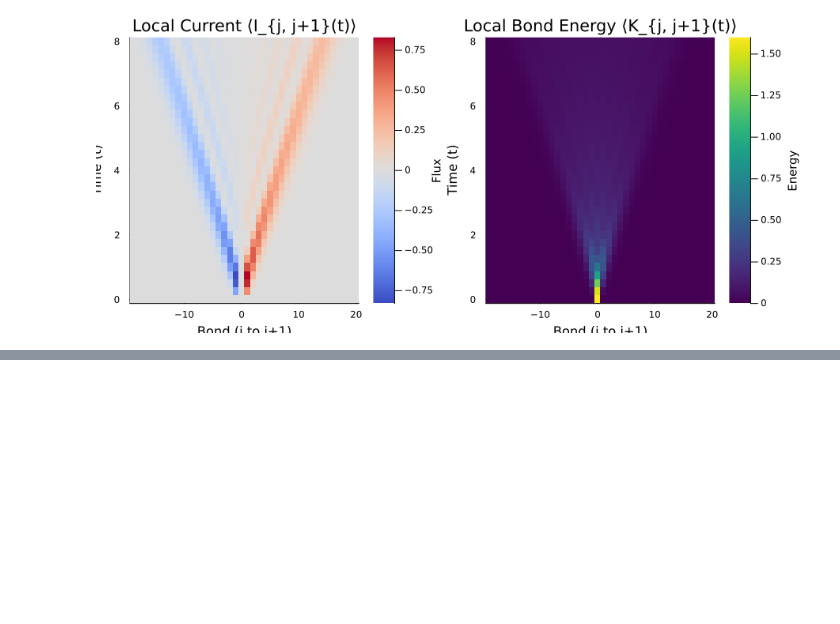
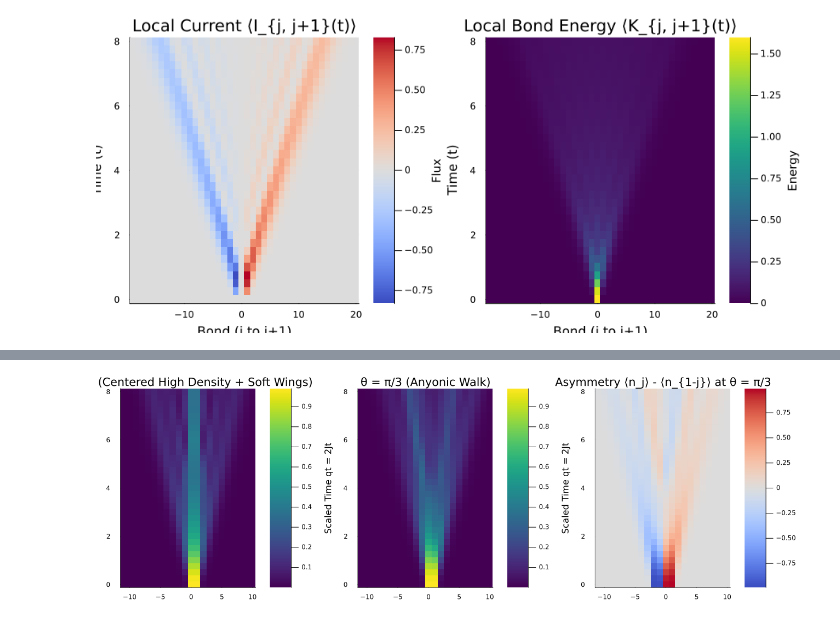
Before and after one commit to RonaldoNA/Projects, a Jupyter notebook: Wave guides as analog/Program/Theorethical 0110 particles.ipynb, the cells around one changed output, grey strips where cells are left out. Cells and saved outputs as stored; diff of their text form; code cells hidden in the pictures; blank space fills up the shorter version.

```diff
--- a/Wave guides as analog/Program/Theorethical 0110 particles.ipynb
+++ b/Wave guides as analog/Program/Theorethical 0110 particles.ipynb
@@ -260,0 +435,26 @@ plot(p1, p2, layout = (1, 2), size = (900, 400))
+# %%
+# --- 4. Generate Heatmaps for θ = π, θ = π/3, and Left-Right Asymmetry ---
+j_vals  = -11:10
+qt_vals = range(0.0, 8.0, length=33) # Scaled time qt = 2Jt
+
+Z_pi  = zeros(length(qt_vals), length(j_vals))
+Z_pi3 = zeros(length(qt_vals), length(j_vals))
+
+for (row, qt) in enumerate(qt_vals)
+    Z_pi[row, :]  = exact_bessel_density(j_vals, qt, pi,     α₀, α₁, α₂)
+    Z_pi3[row, :] = exact_bessel_density(j_vals, qt, π / 2, α₀, α₁, α₂)
+end
+# %%
+# Left-Right Asymmetry Δn_j = ⟨n_j(qt)⟩ - ⟨n_{1-j}(qt)⟩ at θ = π/3
+Z_asym = Z_pi3 .- Z_pi3[:, end:-1:1]
+
+p1 = heatmap(j_vals, qt_vals, Z_pi, xlabel="Site j", ylabel="Scaled Time qt = 2Jt",
+             title="θ = π (Centered High Density + Soft Wings)", color=:viridis)
+p2 = heatmap(j_vals, qt_vals, Z_pi3, xlabel="Site j", ylabel="Scaled Time qt = 2Jt",
+             title="θ = π/3 (Anyonic Walk)", color=:viridis)
+p3 = heatmap(j_vals, qt_vals, Z_asym, xlabel="Site j", ylabel="Scaled Time qt = 2Jt",
+             title="Asymmetry ⟨n_j⟩ - ⟨n_{1-j}⟩ at θ = π/3", color=:coolwarm)
+
+plot(p1, p2, p3, layout=(1, 3), size=(1300, 420))
+# %% [output]
+[figure, added]
```
Also changed, not shown: parts of 5 cells of this notebook, 1 other file.
